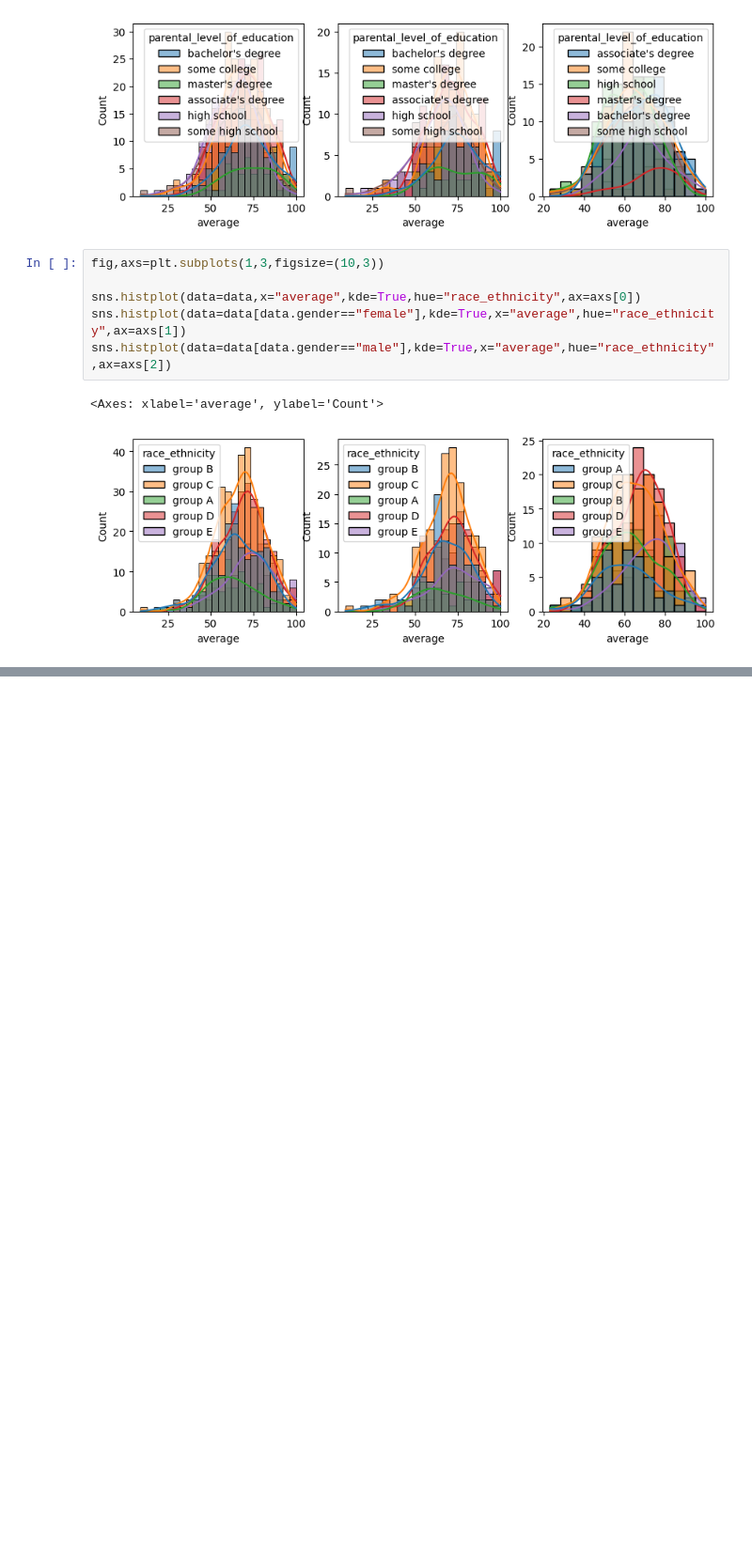
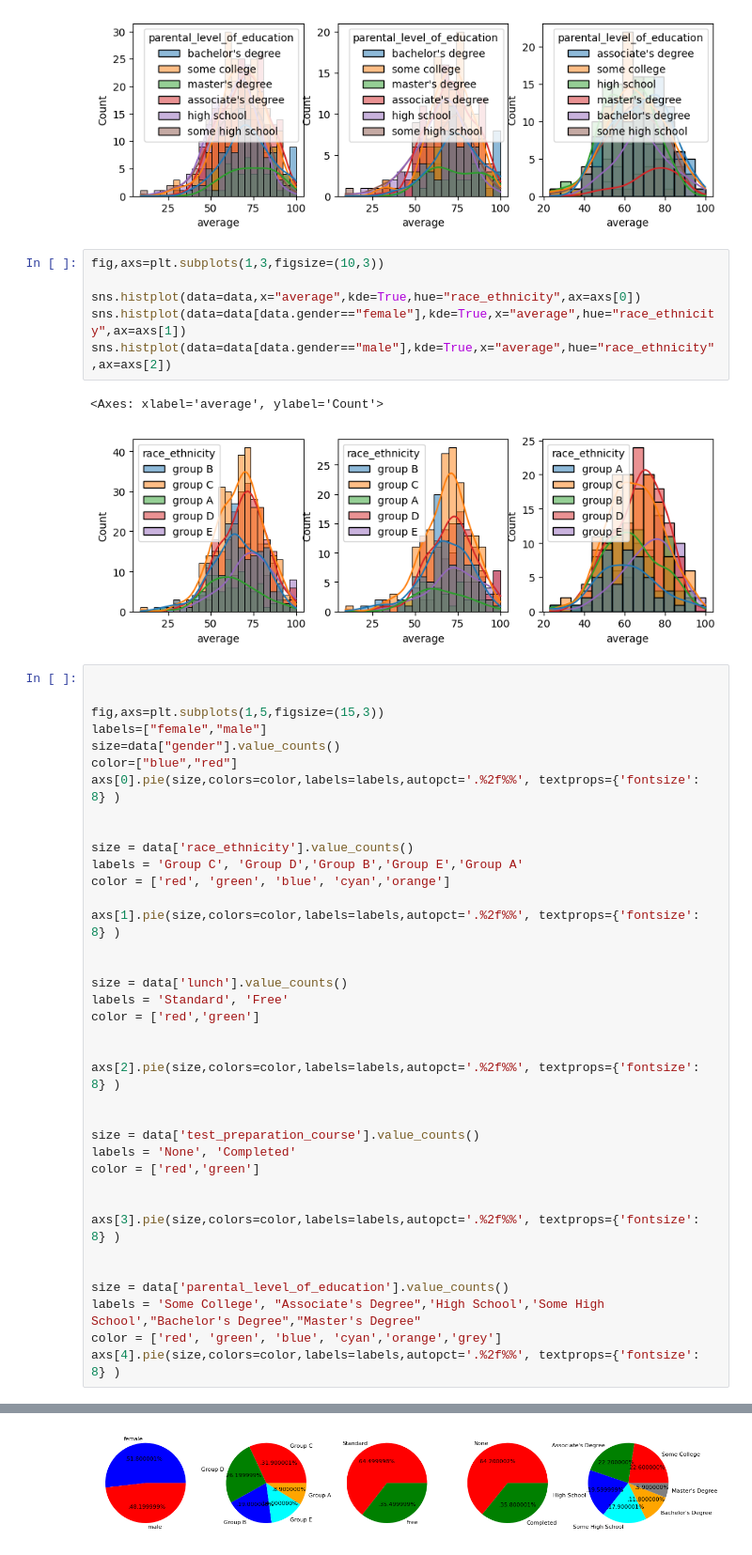
Before and after one commit to nikhillath/mlproject, a Jupyter notebook: notebook/EDA.ipynb, the cells around one changed output, grey strips where cells are left out. Shown at 94% size. Drawn from its saved outputs; the diff is of its cells as text; blank space fills up the shorter version.

```diff
--- a/notebook/EDA.ipynb
+++ b/notebook/EDA.ipynb
@@ -56,3 +56,41 @@ sns.histplot(data=data[data.gender=="male"],kde=True,x="average",hue="race_ethni
 # %% [output]
 <Axes: xlabel='average', ylabel='Count'>
 [figure]
+# %%
+
+
+fig,axs=plt.subplots(1,5,figsize=(15,3))
+labels=["female","male"]
+size=data["gender"].value_counts()
+color=["blue","red"]
+axs[0].pie(size,colors=color,labels=labels,autopct='.%2f%%', textprops={'fontsize': 8} )
+
+
+size = data['race_ethnicity'].value_counts()
+labels = 'Group C', 'Group D','Group B','Group E','Group A'
+color = ['red', 'green', 'blue', 'cyan','orange']
+
+axs[1].pie(size,colors=color,labels=labels,autopct='.%2f%%', textprops={'fontsize': 8} )
+
+
+size = data['lunch'].value_counts()
+labels = 'Standard', 'Free'
+color = ['red','green']
+
+
+axs[2].pie(size,colors=color,labels=labels,autopct='.%2f%%', textprops={'fontsize': 8} )
+
+
+size = data['test_preparation_course'].value_counts()
+labels = 'None', 'Completed'
+color = ['red','green']
+
+
+axs[3].pie(size,colors=color,labels=labels,autopct='.%2f%%', textprops={'fontsize': 8} )
+
+
+size = data['parental_level_of_education'].value_counts()
+labels = 'Some College', "Associate's Degree",'High School','Some High School',"Bachelor's Degree","Master's Degree"
+color = ['red', 'green', 'blue', 'cyan','orange','grey']
+axs[4].pie(size,colors=color,labels=labels,autopct='.%2f%%', textprops={'fontsize': 8} )
+# %% [output]
@@ -58,0 +115 @@ sns.histplot(data=data[data.gender=="male"],kde=True,x="average",hue="race_ethni
+[figure, added]
```
Also changed, not shown: parts of 11 cells of this notebook, 9 other files.
